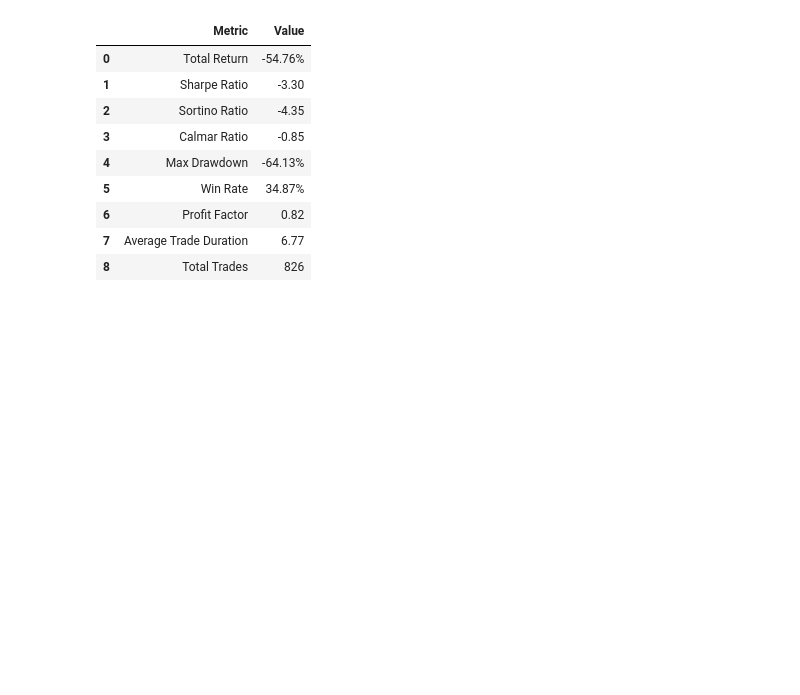
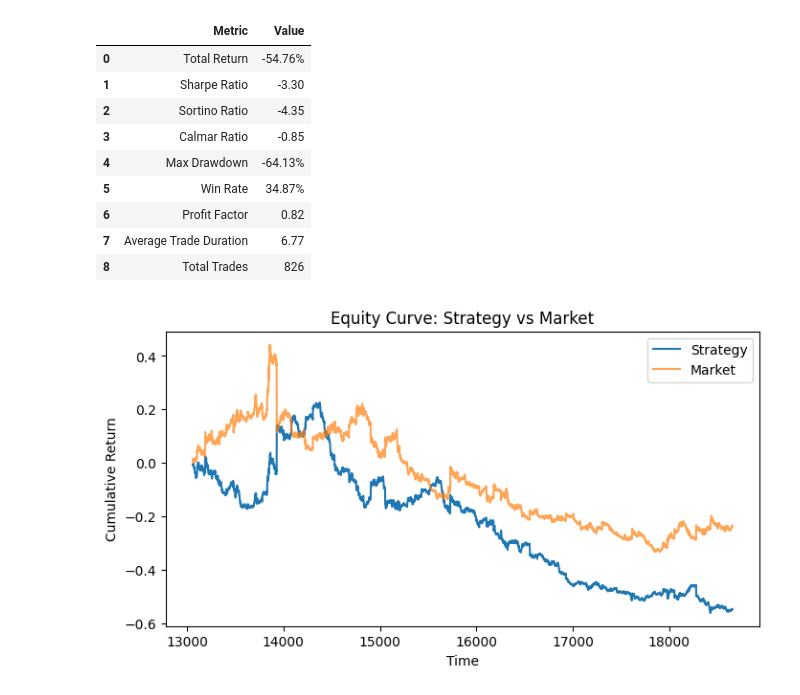
Before and after one commit to Dhruvsh02/quant-trading-system, a Jupyter notebook: notebooks/06_strategy_logic.ipynb, the cells around one changed output. Saved outputs shown, nothing was run; the diff lists cells and outputs as text; code cells hidden in the pictures; blank space fills up the shorter version.

```diff
--- a/notebooks/06_strategy_logic.ipynb
+++ b/notebooks/06_strategy_logic.ipynb
@@ -215,0 +216,26 @@ performance_summary.to_csv("../data/nifty_backtest_metrics.csv", index=False)
+# %%
+# Strategy return per bar
+test_df["strategy_return"] = test_df["trade_signal"].shift(1) * test_df["spot_return"]
+
+# Cumulative strategy return
+test_df["cum_strategy_return"] = (1 + test_df["strategy_return"]).cumprod() - 1
+
+# Market benchmark
+test_df["market_return"] = test_df["spot_return"]
+test_df["cum_market_return"] = (1 + test_df["market_return"]).cumprod() - 1
+# %%
+import matplotlib.pyplot as plt
+
+plt.figure(figsize=(8,4))
+plt.plot(test_df["cum_strategy_return"], label="Strategy")
+plt.plot(test_df["cum_market_return"], label="Market", alpha=0.7)
+plt.legend()
+
+plt.title("Equity Curve: Strategy vs Market")
+plt.xlabel("Time")
+plt.ylabel("Cumulative Return")
+
+plt.savefig("../plots/equity_curve.png", dpi=150, bbox_inches="tight")
+plt.show()
+# %% [output]
+[figure, added]
```
Also changed, not shown: parts of 1 cell of this notebook, 19 other files.
